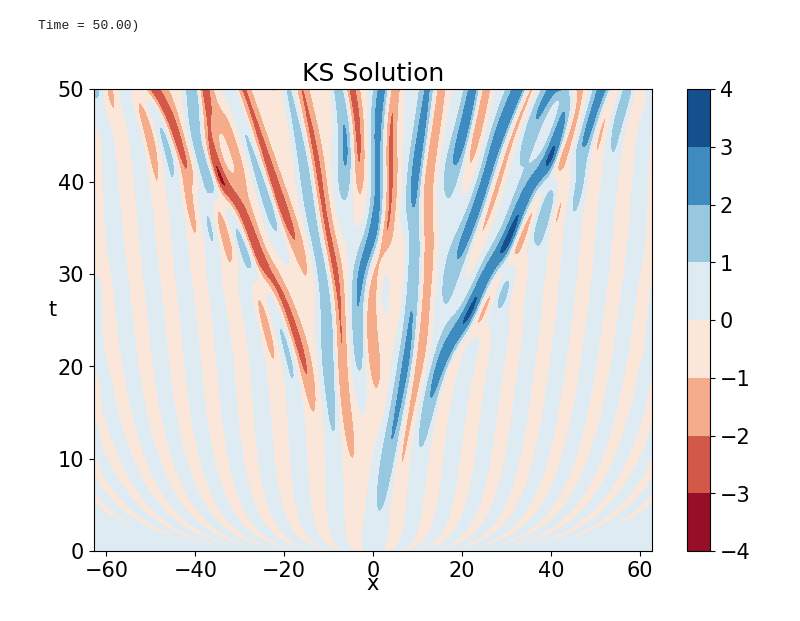
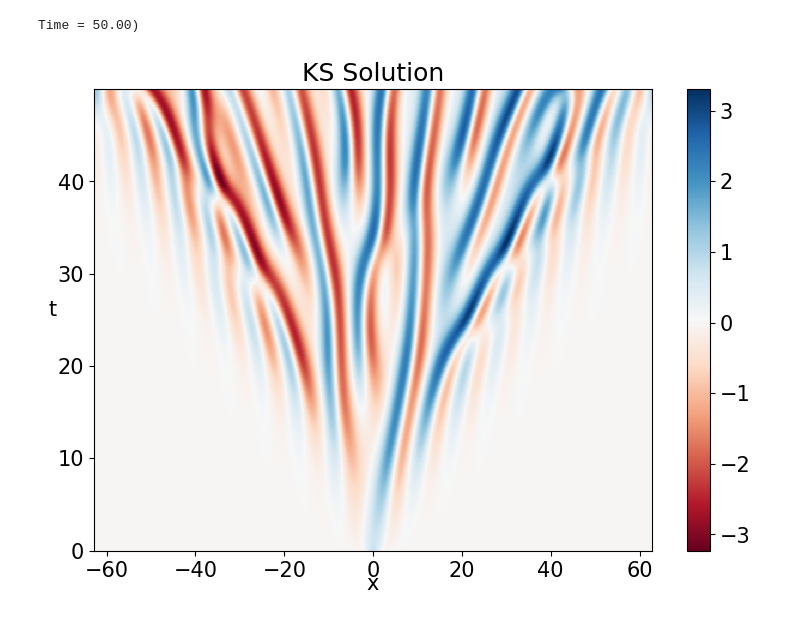
Before and after one commit to ketch/hyperbolization-RR, a Jupyter notebook: KS.ipynb, the cells around one changed output. Saved outputs shown, nothing was run; the diff lists cells and outputs as text; code cells hidden in the pictures.

```diff
--- a/KS.ipynb
+++ b/KS.ipynb
@@ -346,15 +346,15 @@ Time = 50.00)
 XX_KS, TT_KS = np.meshgrid(x_KS, tt_KS)
 # %%
 # plot the result
-skip = round(len(TT_KS)/1000)
+skip = round(len(TT_KS)/400)
 
 fig, ax = plt.subplots(figsize=(9,6))
-cs = ax.contourf(XX_KS[::skip,:], TT_KS[::skip,:], uu_KS[::skip,:], cmap=cm.RdBu)
+cs = ax.pcolor(XX_KS[::skip,:], TT_KS[::skip,:], uu_KS[::skip,:], cmap=cm.RdBu)
 fig.colorbar(cs)
 
 ax.set_xlabel("x", labelpad=-5)
 ax.set_ylabel("t", rotation=0)
 ax.set_title("KS Solution")
 plt.savefig("KS_Solution.pdf", dpi = 100)
 # %% [output]
-[figure, old version]
+[figure, new version]
```
